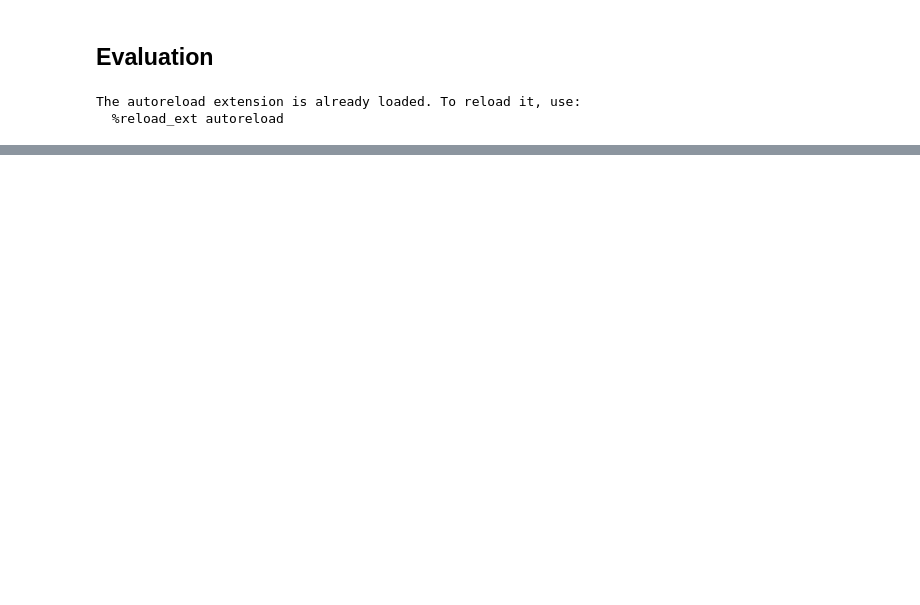
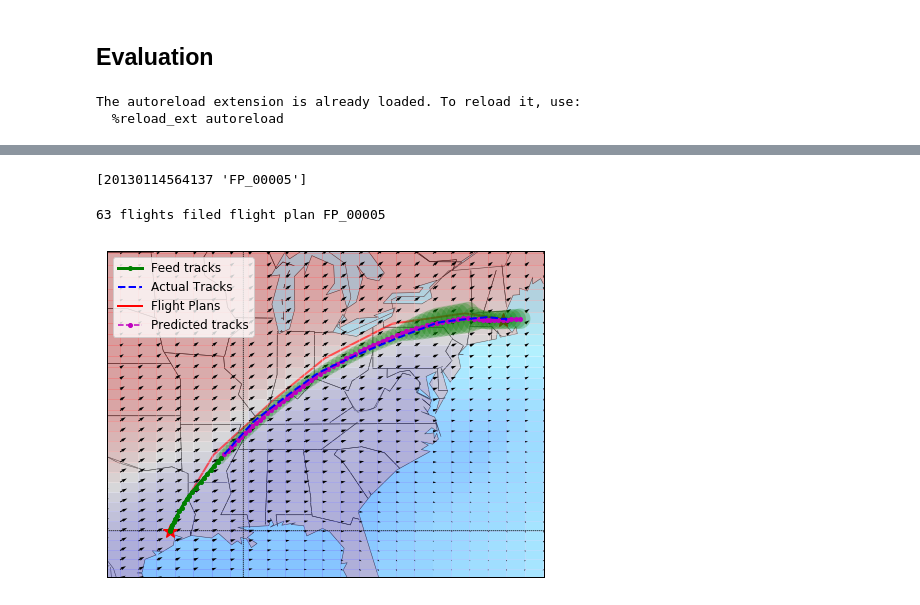
Before and after one commit to yulinliu101/DeepTP, a Jupyter notebook: src/Visualize_Generated_Trajectories.ipynb, the cells around one changed output, grey strips where cells are left out. Cells and saved outputs as stored; diff of their text form; code cells hidden in the pictures; blank space fills up the shorter version.

```diff
--- a/src/Visualize_Generated_Trajectories.ipynb
+++ b/src/Visualize_Generated_Trajectories.ipynb
@@ -62,3 +62,25 @@ _ = axs[3].set_xlabel('Distance/ FL')
+# %%
+best_seq_idx = eval_cls._best_sequence_idx(eval_cls.pred_logprobs)
+k = 6
+fid_fp = eval_cls.feed_fp.groupby(['FLT_PLAN_ID', 'FLT_PLAN_ID_REAL']).head(1)[['FLT_PLAN_ID', 'FLT_PLAN_ID_REAL']].values[k]
+print(fid_fp)
+plot_track, plot_fp = plot_fp_act(fid_fp[1],
+                                  FP_utlize,
+                                  act_track_data.loc[act_track_data.FID == fid_fp[0]],
+                                  feed_fp.loc[feed_fp.FLT_PLAN_ID == fid_fp[0]],
+                                  feed_track = feed_data.loc[feed_data.FID == fid_fp[0]],
+                                  pred_track=None,
+                                  pred_track_mu = eval_cls.preds[:, 20:, ],
+                                  pred_track_cov = eval_cls.pred_covs,
+                                  k = best_seq_idx[k],
+                                  nstd = 3,
+                                  sort = False,
+                                  plot_weather_info = True,
+                                  wind_scale = 3500)
+# %% [output]
+[20130114564137 'FP_00005']
+63 flights filed flight plan FP_00005
+[figure, added]
 # %%
 best_seq_idx = eval_cls._best_sequence_idx(eval_cls.pred_logprobs)
 k = 16
```
Also changed, not shown: parts of 4 cells of this notebook, 3 other files.
